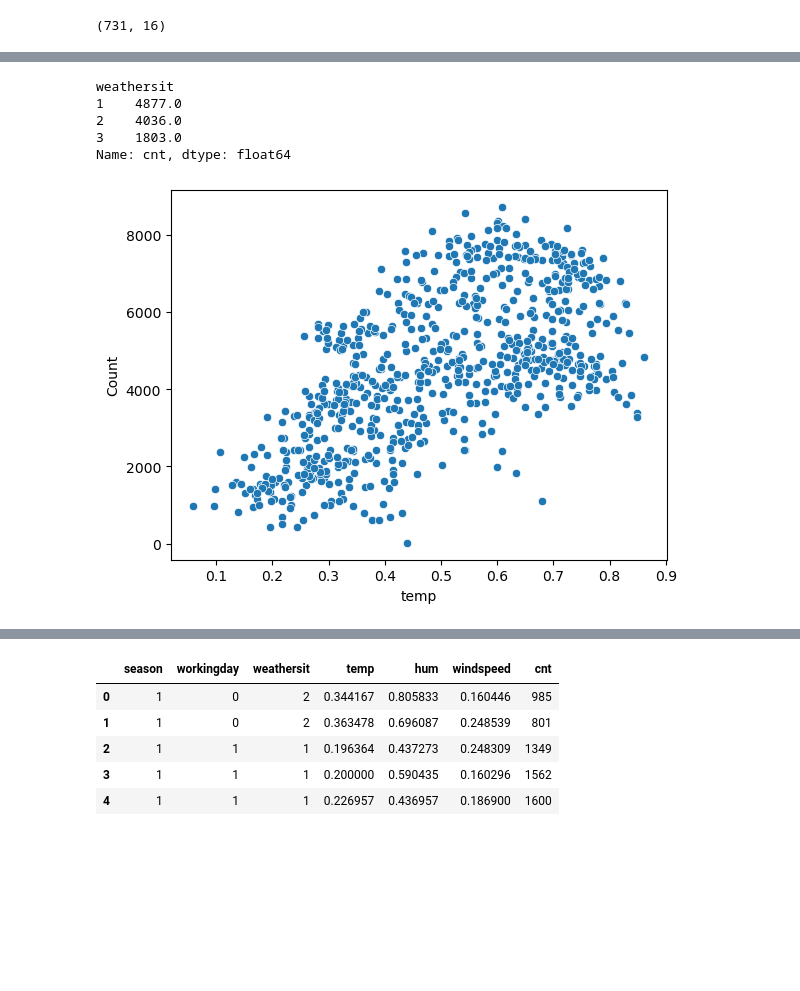
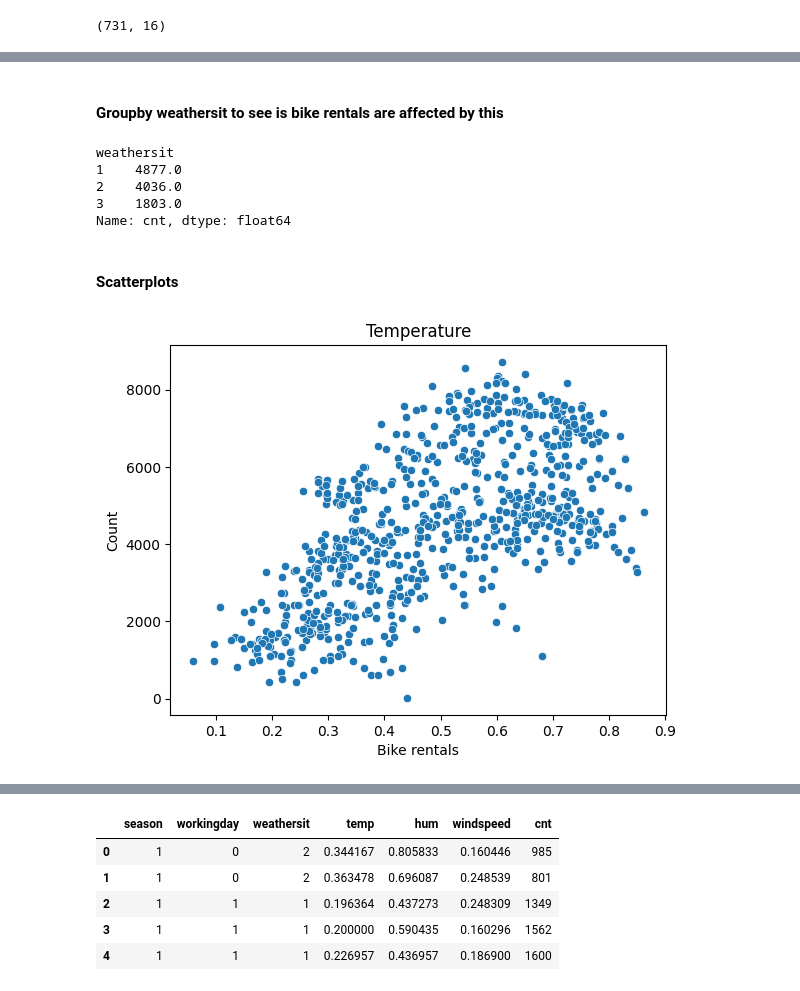
Before and after one commit to dushbar/bikesharingproject, a Jupyter notebook: bikesharingproject.ipynb, the cells around one changed output, grey strips where cells are left out. Cells and saved outputs as stored; diff of their text form; code cells hidden in the pictures; blank space fills up the shorter version.

```diff
--- a/bikesharingproject.ipynb
+++ b/bikesharingproject.ipynb
@@ -75,3 +110,5 @@ plt.show()
+# %% [markdown]
+#### Groupby weathersit to see is bike rentals are affected by this
 # %%
 data.groupby('weathersit')['cnt'].mean().round(0)
 # 1: Good weather conditions. 2: Moderate weather conditions. 3: Poor weather conditions.
@@ -82,13 +119,17 @@ weathersit
 2    4036.0
 3    1803.0
 Name: cnt, dtype: float64
+# %% [markdown]
+#### Scatterplots
 # %%
 # we further look at affect of weather by looking at scatterplot of bike rentals vs temperature(temp)
 sns.scatterplot(x = 'temp', y= 'cnt', data = data)
+plt.title('Temperature')
+plt.xlabel('Bike rentals')
 plt.ylabel('Count')
 plt.show()
 # %% [output]
-[figure, old version]
+[figure, new version]
 # %%
 # we further look at affect of weather by looking at scatterplot of bike rentals vs feeling temperature(atemp)
 sns.scatterplot(x = 'atemp', y= 'cnt', data = data)
```
Also changed, not shown: parts of 57 cells of this notebook.
